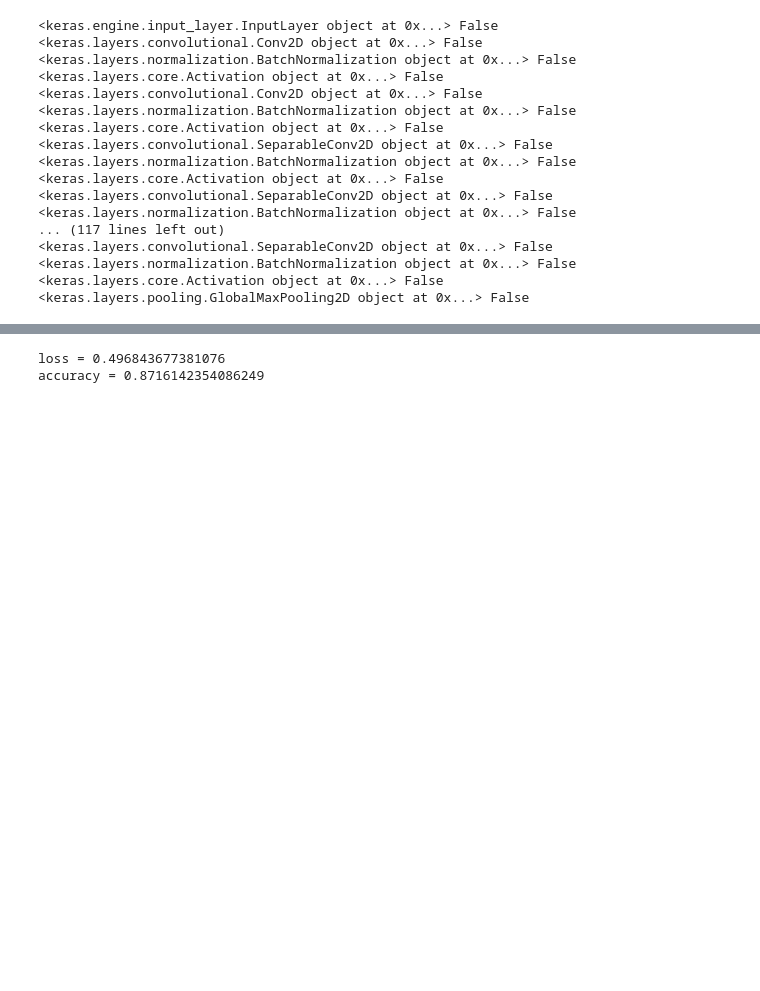
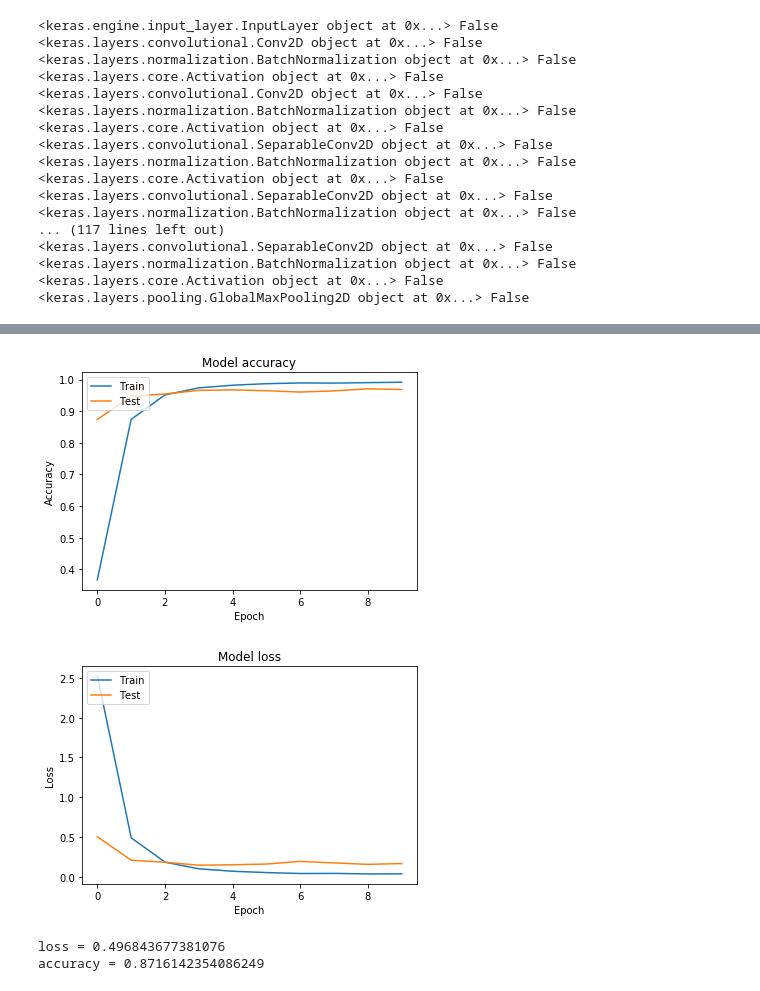
Before and after one commit to ckarthik14/Landmark-Recognition, a Jupyter notebook: Recognition-Xception.ipynb, the cells around one changed output, grey strips where cells are left out. Drawn from its saved outputs; the diff is of its cells as text; code cells hidden in the pictures; blank space fills up the shorter version.

Commit message:
Re-ran code to display graphs and added resnet

```diff
--- a/Recognition-Xception.ipynb
+++ b/Recognition-Xception.ipynb
@@ -139,7 +139,7 @@ test_Y = np.array(test_Y_list)
 # %%
 model = Xception(include_top=False, weights='imagenet', input_tensor=None, input_shape=train_X.shape[1:], pooling='max', classes=50)
 # %%
-model.save("xception.h5")
-# model = load_model("vgg16.h5")
+# model.save("xception.h5")
+model = load_model("xception.h5")
 model.summary()
 # %% [output]
@@ -222,3 +235,3 @@ model_final.compile(optimizer=adam, loss='categorical_crossentropy', metrics=['a
 # %%
-model_final.fit(train_X, train_Y, epochs=10, validation_data=(test_X, test_Y), verbose=2)
+hist = model_final.fit(train_X, train_Y, epochs=10, validation_data=(test_X, test_Y), verbose=2)
 # %% [output]
@@ -243,3 +255,23 @@ Epoch 10/10
+# %%
+plt.plot(hist.history['acc'])
+plt.plot(hist.history['val_acc'])
+plt.title('Model accuracy')
+plt.ylabel('Accuracy')
+plt.xlabel('Epoch')
+plt.legend(['Train', 'Test'], loc='upper left')
+plt.show()
+
+# Plot training & validation loss values
+plt.plot(hist.history['loss'])
+plt.plot(hist.history['val_loss'])
+plt.title('Model loss')
+plt.ylabel('Loss')
+plt.xlabel('Epoch')
+plt.legend(['Train', 'Test'], loc='upper left')
+plt.show()
+# %% [output]
+[figure, added]
+[figure, added]
 # %%
 model_final.save("xception_50class_5trainable.h5")
 # model_final = load_model("xception_50class_5trainable.h5")
```
Also changed, not shown: parts of 4 cells of this notebook, 1 other file.
